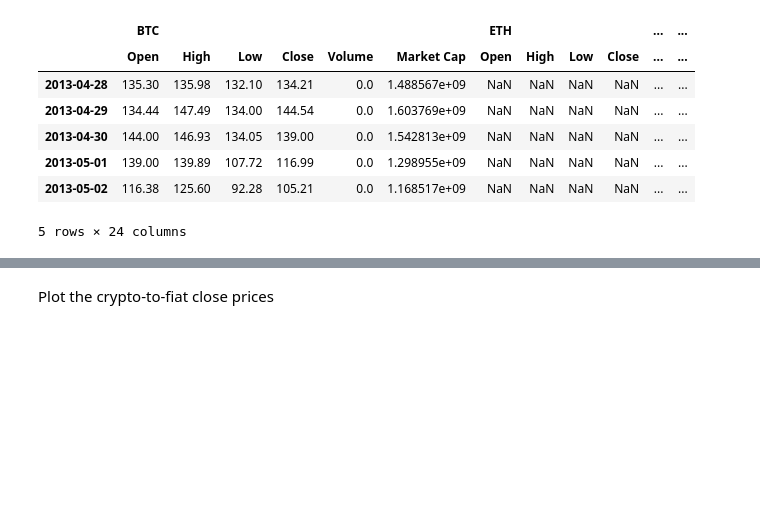
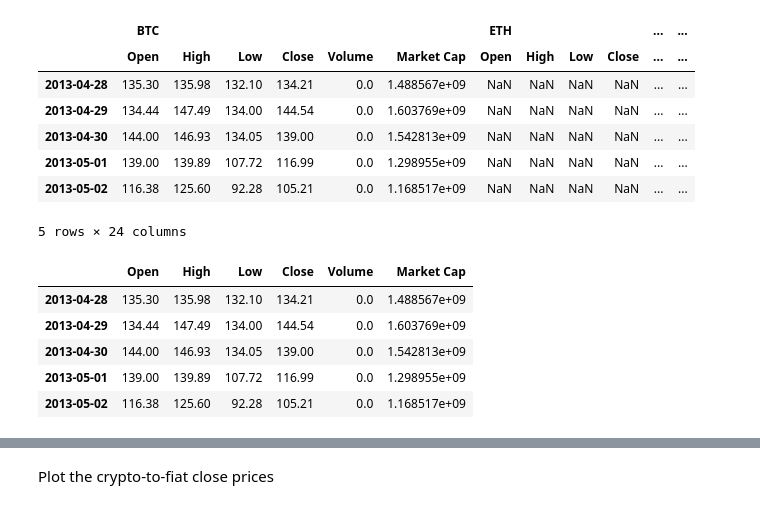
Before and after one commit to DinodC/pair-trading-cryptos, a Jupyter notebook: 01_pair_trading_cryptos.ipynb, the cells around one changed output, grey strips where cells are left out. Cells and saved outputs as stored; diff of their text form; code cells hidden in the pictures; blank space fills up the shorter version.

```diff
--- a/01_pair_trading_cryptos.ipynb
+++ b/01_pair_trading_cryptos.ipynb
@@ -224,6 +218,15 @@ crypto.head()
 | 2013-05-01 | 139.00 | 139.89 | 107.72 | 116.99 | 0.0 | 1.298955e+09 | NaN | NaN | NaN | NaN | ... | ... |
 | 2013-05-02 | 116.38 | 125.60 | 92.28 | 105.21 | 0.0 | 1.168517e+09 | NaN | NaN | NaN | NaN | ... | ... |
 5 rows × 24 columns
+# %%
+crypto.BTC.head()
+# %% [output]
+|  | Open | High | Low | Close | Volume | Market Cap |
+| 2013-04-28 | 135.30 | 135.98 | 132.10 | 134.21 | 0.0 | 1.488567e+09 |
+| 2013-04-29 | 134.44 | 147.49 | 134.00 | 144.54 | 0.0 | 1.603769e+09 |
+| 2013-04-30 | 144.00 | 146.93 | 134.05 | 139.00 | 0.0 | 1.542813e+09 |
+| 2013-05-01 | 139.00 | 139.89 | 107.72 | 116.99 | 0.0 | 1.298955e+09 |
+| 2013-05-02 | 116.38 | 125.60 | 92.28 | 105.21 | 0.0 | 1.168517e+09 |
 # %%
 crypto.tail()
 # %% [output]
```
Also changed, not shown: parts of 15 cells of this notebook, 7 other files.
